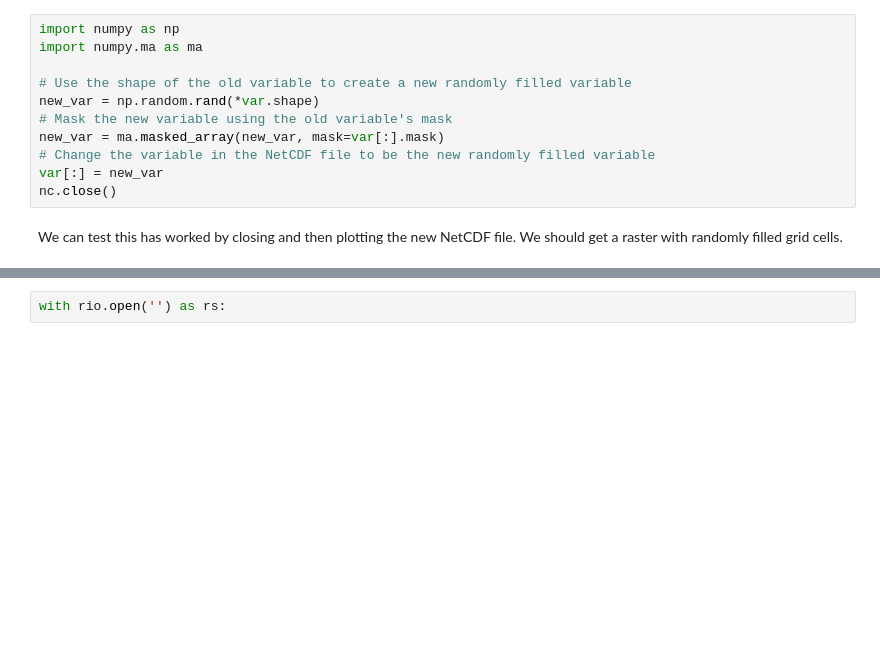
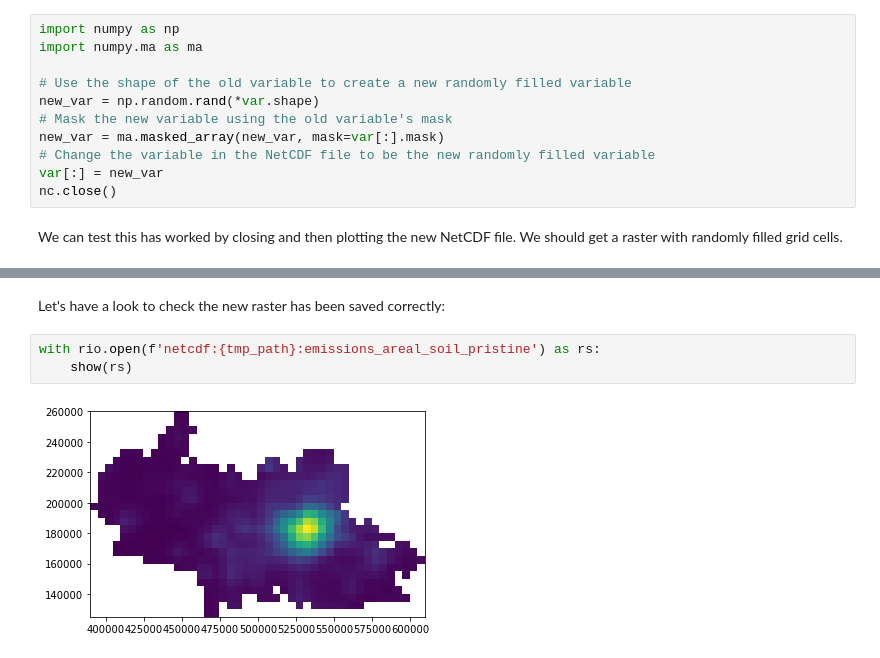
Before and after one commit to samharrison7/nanosolveit-nb, a Jupyter notebook: 2020-03-26_modifying-nanofase-input-data.ipynb, the cells around one changed output, grey strips where cells are left out. Drawn from its saved outputs; the diff is of its cells as text; blank space fills up the shorter version.

```diff
--- a/2020-03-26_modifying-nanofase-input-data.ipynb
+++ b/2020-03-26_modifying-nanofase-input-data.ipynb
@@ -91,2 +119,7 @@ More useful than this is to use a **GeoTIFF** file to fill the variable. In the
+# %% [markdown]
+Let's have a look to check the new raster has been saved correctly:
 # %%
-with rio.open('') as rs:
+with rio.open(f'netcdf:{tmp_path}:emissions_areal_soil_pristine') as rs:
+    show(rs)
+# %% [output]
+[figure, added]
```
Also changed, not shown: parts of 9 cells of this notebook, 5 other files.
